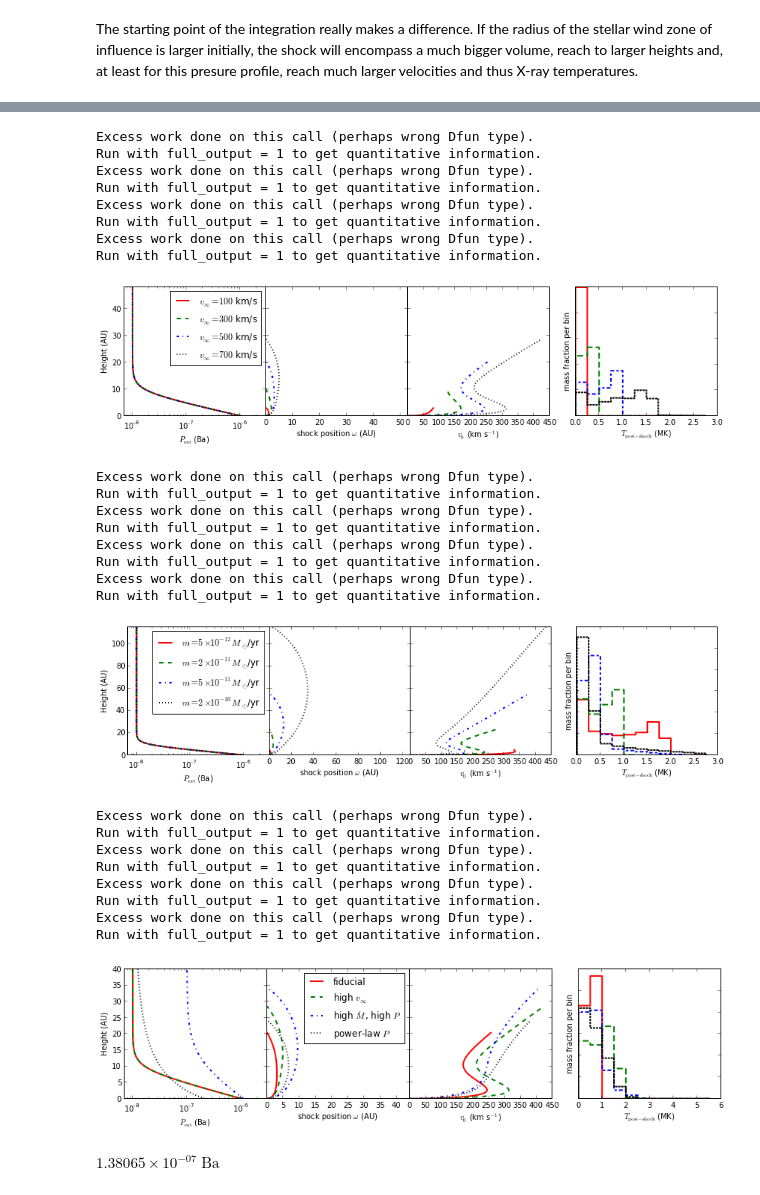
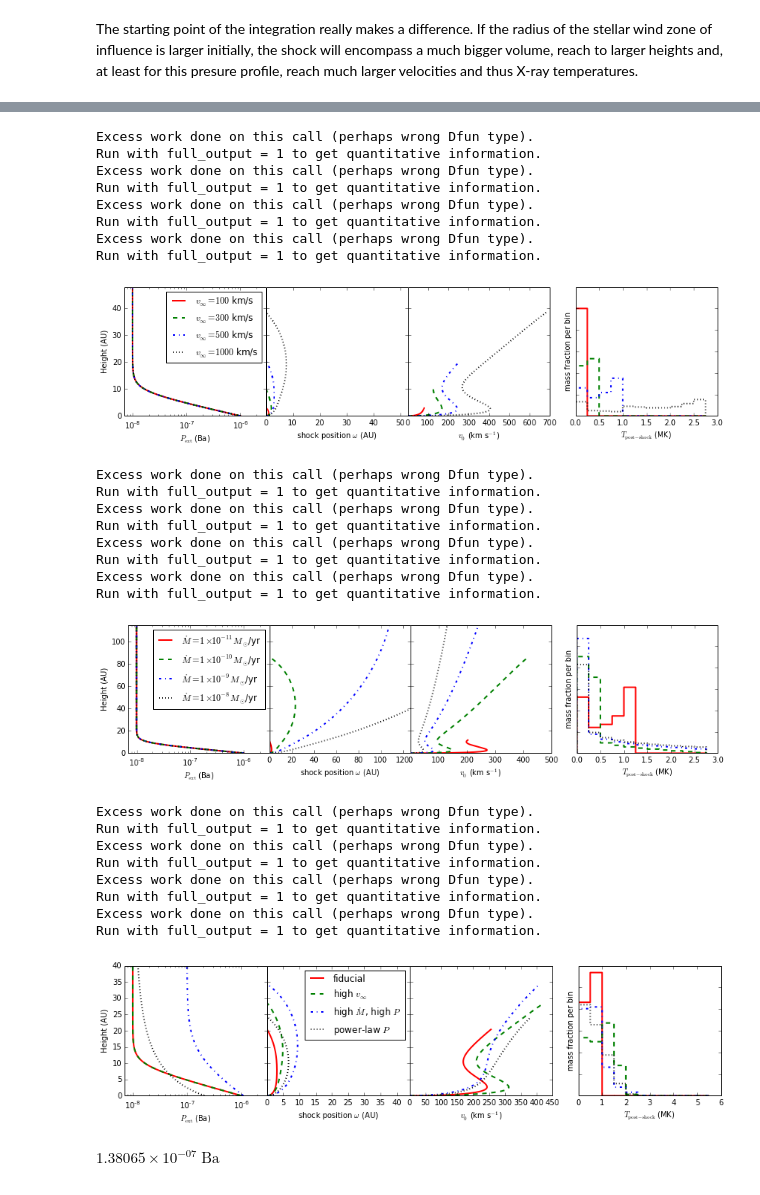
Before and after one commit to hamogu/RecollimationXrayCTTS, a Jupyter notebook: scripts/jet_recol_shocks.ipynb, the cells around one changed output, grey strips where cells are left out. Cells and saved outputs as stored; diff of their text form; code cells hidden in the pictures.

Commit message:
Update plots after Chrisitan and Lis suggestions

```diff
--- a/scripts/jet_recol_shocks.ipynb
+++ b/scripts/jet_recol_shocks.ipynb
@@ -182,7 +182,7 @@ class StellarWindShock(object):
 def set_aspect_equal(ax):
     '''change x_lim so that aspect=equal
 
-    In contrast to ``ax.set_aspect(adjustble=datalim)``, this function does not
+    In contrast to ``ax.set_aspect(adjustable='datalim')``, this function does not
     center the data on the x-axes, instead, the left limit of the x-axis is
     always 0.
 
@@ -434,7 +433,7 @@ z = np.arange(0,50., .01)
 
 fig, axes = StellarWindShock.setup_plot()
 
-for v,c,l in zip([1e7,3e7,5e7, 7e7], 'rgbk', ['solid', 'dashed', 'dashdot', 'dotted'] ):
+for v,c,l in zip([1e7,3e7,5e7, 10e7], 'rgbk', ['solid', 'dashed', 'dashdot', 'dotted'] ):
 
     ode = StellarWindShock(pexp, v, 9e14)
     ode.solve(.01, z)
@@ -459,46 +458,48 @@ Excess work done on this call (perhaps wrong Dfun type).
 Run with full_output = 1 to get quantitative information.
 Excess work done on this call (perhaps wrong Dfun type).
 Run with full_output = 1 to get quantitative information.
-[figure, old version]
+[figure, new version]
 # %%
 def mdotlatex(value):
+    '''Format number to nice string in LaTeX'''
     latex_value = "{0:1.0g}".format(value)
     if "e" in latex_value:
-        latex_value = latex_value.replace('e', '\\times 10^{') + '}'
+        s = latex_value.split('e')
+        latex_value = '{0}\\times 10^{{{1}{2}}}'.format(s[0], s[1][0], s[1][1:].lstrip('0'))
     return latex_value
 
 pexp = ExpPres(1e-6, 2, p_inf = 1e-8)
 
-z = np.arange(0,150., .01)
+z = np.arange(0,1500., .01)
 
 fig, axes = StellarWindShock.setup_plot()
 
-for m,c,l in zip([3e14,1e15, 3e15, 1e16], 'rgbk', ['solid', 'dashed', 'dashdot', 'dotted'] ):
+for m,c,l in zip([6e14,6e15, 6e16, 6e17], 'rgbk', ['solid', 'dashed', 'dashdot', 'dotted'] ):
 
     ode = StellarWindShock(pexp, 5e7, m)
     ode.solve(.01, z)
-    ode.plot_params(axes, label='$m={0} M_{{\\odot}}$/yr'.format(mdotlatex(ode.m_dot_sun_yr)), bins=np.arange(0,3.,.25), color=c, linestyle=l, linewidth=2)
+    ode.plot_params(axes, label='$\dot M={0} M_{{\\odot}}$/yr'.format(mdotlatex(ode.m_dot_sun_yr)), bins=np.arange(0,3.,.25), color=c, linestyle=l, linewidth=2)
 
 #axes[1].plot(np.sqrt(ode.R0(ode.z)**2 - ode.z**2), ode.z, 'k', label='maximum radius')
 axes[3].set_ylim([0, None])
 axes[0].legend()
 axes[0].set_xlim([7e-9,3e-6])
 axes[2].set_xlim([0,None])
 axes[0].set_ylim([0,115])
 
 set_aspect_equal(axes[1])
 fig.savefig(plotdir + 'dot_m/dot_m.png')
 fig.savefig(plotdir + 'dot_m/dot_m.eps')
 # %% [output]
 Excess work done on this call (perhaps wrong Dfun type).
 Run with full_output = 1 to get quantitative information.
 Excess work done on this call (perhaps wrong Dfun type).
 Run with full_output = 1 to get quantitative information.
 Excess work done on this call (perhaps wrong Dfun type).
 Run with full_output = 1 to get quantitative information.
 Excess work done on this call (perhaps wrong Dfun type).
 Run with full_output = 1 to get quantitative information.
-[figure, old version]
+[figure, new version]
 # %%
 z = np.arange(0,50., .01)
 
@@ -544,7 +545,7 @@ Excess work done on this call (perhaps wrong Dfun type).
 Run with full_output = 1 to get quantitative information.
 Excess work done on this call (perhaps wrong Dfun type).
 Run with full_output = 1 to get quantitative information.
-[figure, old version]
+[figure, new version]
 # %%
 import astropy.units as u
 import astropy.constants as c
```
Also changed, not shown: parts of 7 cells of this notebook, 8 other files.
